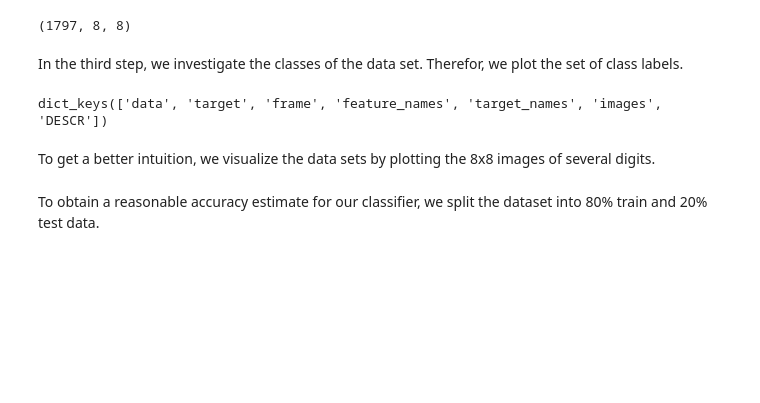
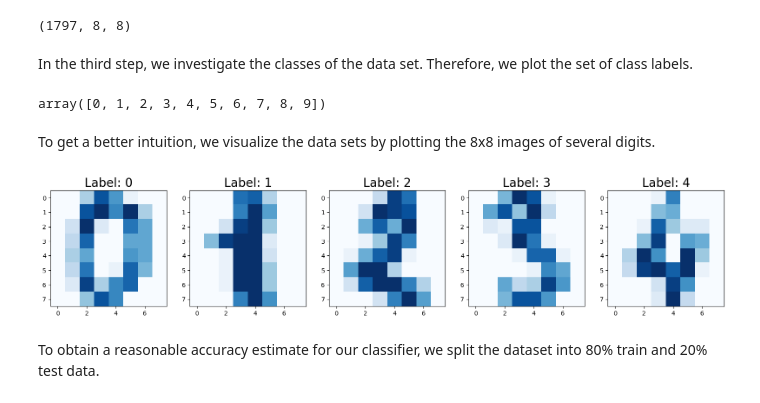
Before and after one commit to aalbayrak394/E2ML, a Jupyter notebook: notebooks/01_python_introduction.ipynb, the cells around one changed output. Cells and saved outputs as stored; diff of their text form; code cells hidden in the pictures; blank space fills up the shorter version.

```diff
--- a/notebooks/01_python_introduction.ipynb
+++ b/notebooks/01_python_introduction.ipynb
@@ -741,24 +741,26 @@ digits.images.shape
 # %% [output]
 (1797, 8, 8)
 # %% [markdown]
-In the third step, we investigate the classes of the data set. Therefor, we plot the set of class labels.
+In the third step, we investigate the classes of the data set. Therefore, we plot the set of class labels.
 # %%
-digits.keys()
+digits['target_names']
 # %% [output]
-dict_keys(['data', 'target', 'frame', 'feature_names', 'target_names', 'images', 'DESCR'])
+array([0, 1, 2, 3, 4, 5, 6, 7, 8, 9])
 # %% [markdown]
 To get a better intuition, we visualize the data sets by plotting the 8x8 images of several digits.
 # %%
 plt.figure(figsize=(20 ,4))
 for index, (image, label) in enumerate(zip(digits.data[0:5], digits.target[0:5])):
     plt.subplot(1, 5, index + 1)
 
     # Reshape image to 8x8 array.
-    # TODO
+    image = image.reshape(8,8)
 
     # Use `imshow` to visualize the image.
-    # TODO
+    plt.imshow(image, cmap='Blues')
 
     plt.title(f'Label: {label}', fontsize=20)
+# %% [output]
+[figure, added]
 # %% [markdown]
 To obtain a reasonable accuracy estimate for our classifier, we split the dataset into 80% train and 20% test data.
```
Also changed, not shown: parts of 11 cells of this notebook.
